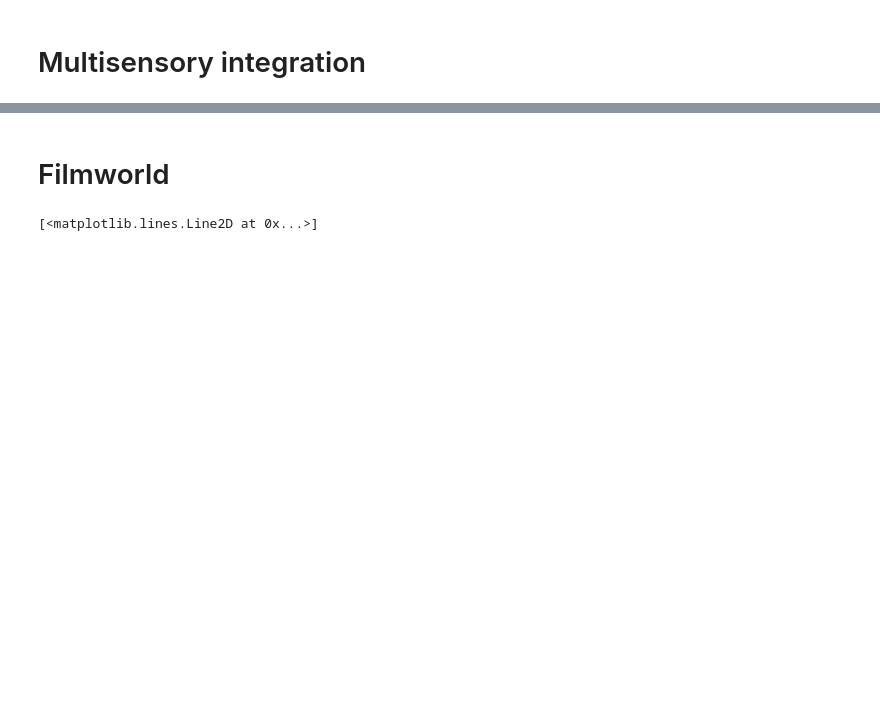
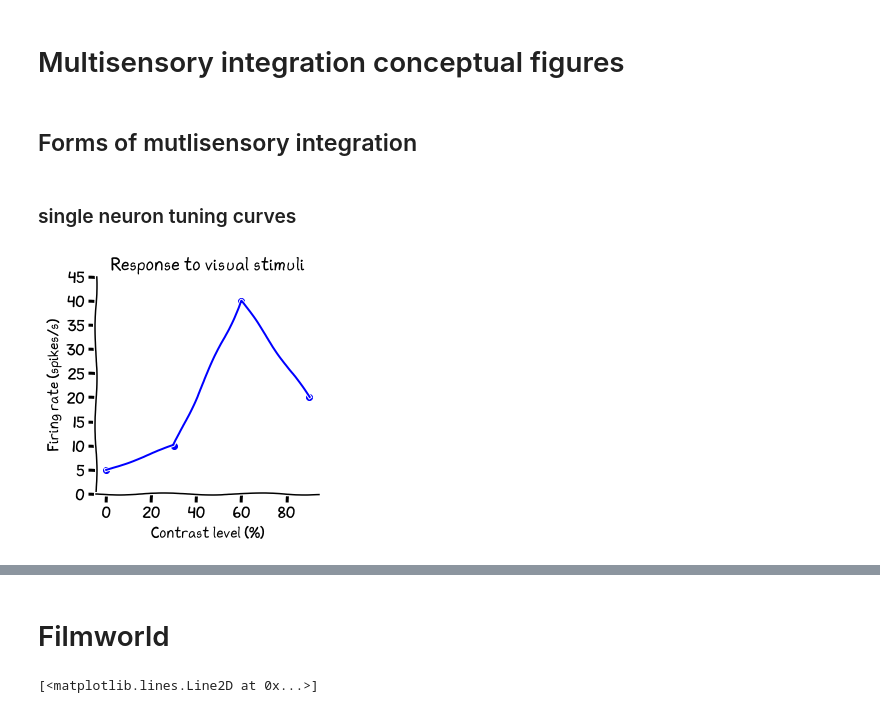
Before and after one commit to Timothysit/swc-dataclub-march-2020, a Jupyter notebook: notebook/conceptual-figures.ipynb, the cells around one changed output, grey strips where cells are left out. Saved outputs shown, nothing was run; the diff lists cells and outputs as text; code cells hidden in the pictures; blank space fills up the shorter version.

Commit message:
added conceptual plots for introduction

```diff
--- a/notebook/conceptual-figures.ipynb
+++ b/notebook/conceptual-figures.ipynb
@@ -1,2 +1,2 @@
 # %% [markdown]
-# Multisensory integration
+# Multisensory integration conceptual figures
@@ -6,0 +3,46 @@ import os
+# %%
+import numpy as np
+import matplotlib.pyplot as plt
+import matplotlib as mpl
+import os
+import glob
+
+# For loading video and audio files
+import soundfile as sf
+import scipy.signal as ssignal
+import skvideo.io as skvid
+
+FIG_DPI = 300
+fig_folder = os.path.join('/home/timsit/msi-presentations/figures')
+# %% [markdown]
+## Forms of mutlisensory integration
+# %% [markdown]
+### single neuron tuning curves
+# %%
+
+
+contrast_level = [0, 30, 60, 90]
+response_to_contrast = [5, 10, 40, 20]
+
+with plt.xkcd():
+    fig, ax = plt.subplots()
+    fig.set_size_inches(4, 4)
+    ax.scatter(contrast_level, response_to_contrast, color='blue')
+    ax.plot(contrast_level, response_to_contrast, color='blue')
+
+    ax.set_xlabel('Contrast level (%)')
+    ax.set_ylabel('Firing rate (spikes/s)')
+
+    ax.set_ylim([0, 45])
+
+    # Hide the right and top spines
+    ax.spines['right'].set_visible(False)
+    ax.spines['top'].set_visible(False)
+
+    ax.set_title('Response to visual stimuli')
+
+fig_ext = '.png'
+fig_name = 'visual_response_identity'
+fig.savefig(os.path.join(fig_folder, fig_name), dpi=FIG_DPI, bbox_inches="tight")
+# %% [output]
+[figure, added]
```
Also changed, not shown: parts of 19 cells of this notebook.
